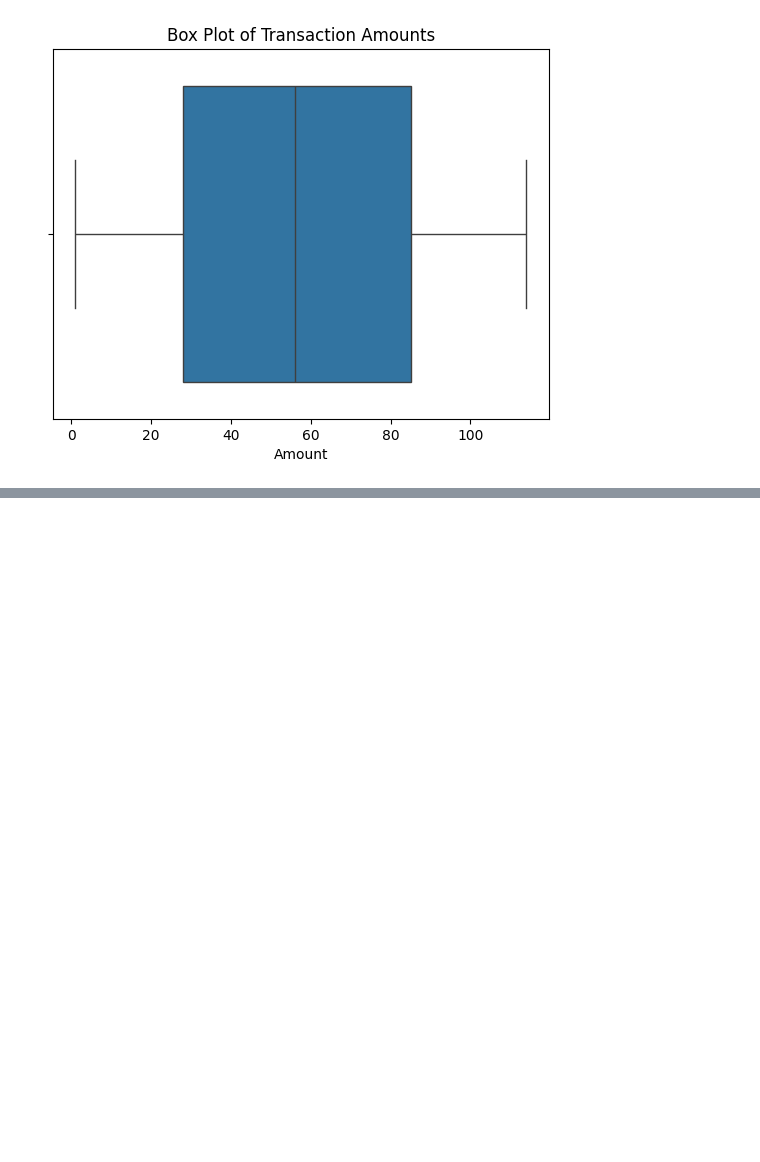
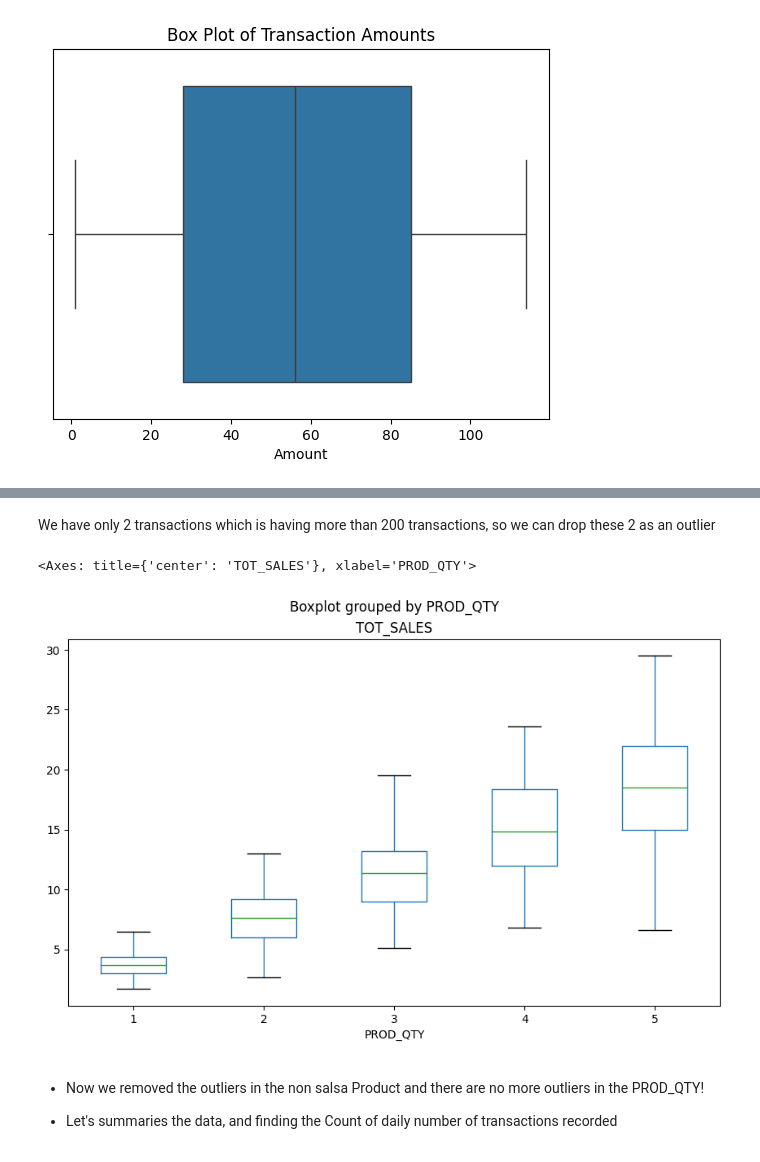
Before and after one commit to SurekhaBerlin/Quantium-Data-Analysis-Project, a Jupyter notebook: QuantiumRetailAnalytics.ipynb, the cells around one changed output, grey strips where cells are left out. Saved outputs shown, nothing was run; the diff lists cells and outputs as text; code cells hidden in the pictures; blank space fills up the shorter version.

```diff
--- a/QuantiumRetailAnalytics.ipynb
+++ b/QuantiumRetailAnalytics.ipynb
@@ -178,0 +403,13 @@ plt.show()
+# %% [markdown]
+We have only 2 transactions which is having more than 200 transactions, so we can drop these 2 as an outlier
+# %%
+new_non_salsa = non_salsa[non_salsa['LYLTY_CARD_NBR']!= 226000]
+# %%
+new_non_salsa.boxplot(by='PROD_QTY',column=['TOT_SALES'],grid=False,figsize=(10,6))
+# %% [output]
+<Axes: title={'center': 'TOT_SALES'}, xlabel='PROD_QTY'>
+[figure, added]
+# %% [markdown]
+* Now we removed the outliers in the non salsa Product and there are no more outliers in the PROD_QTY!
+
+* Let's summaries the data, and finding the Count of daily number of transactions recorded
```
Also changed, not shown: parts of 99 cells of this notebook.
